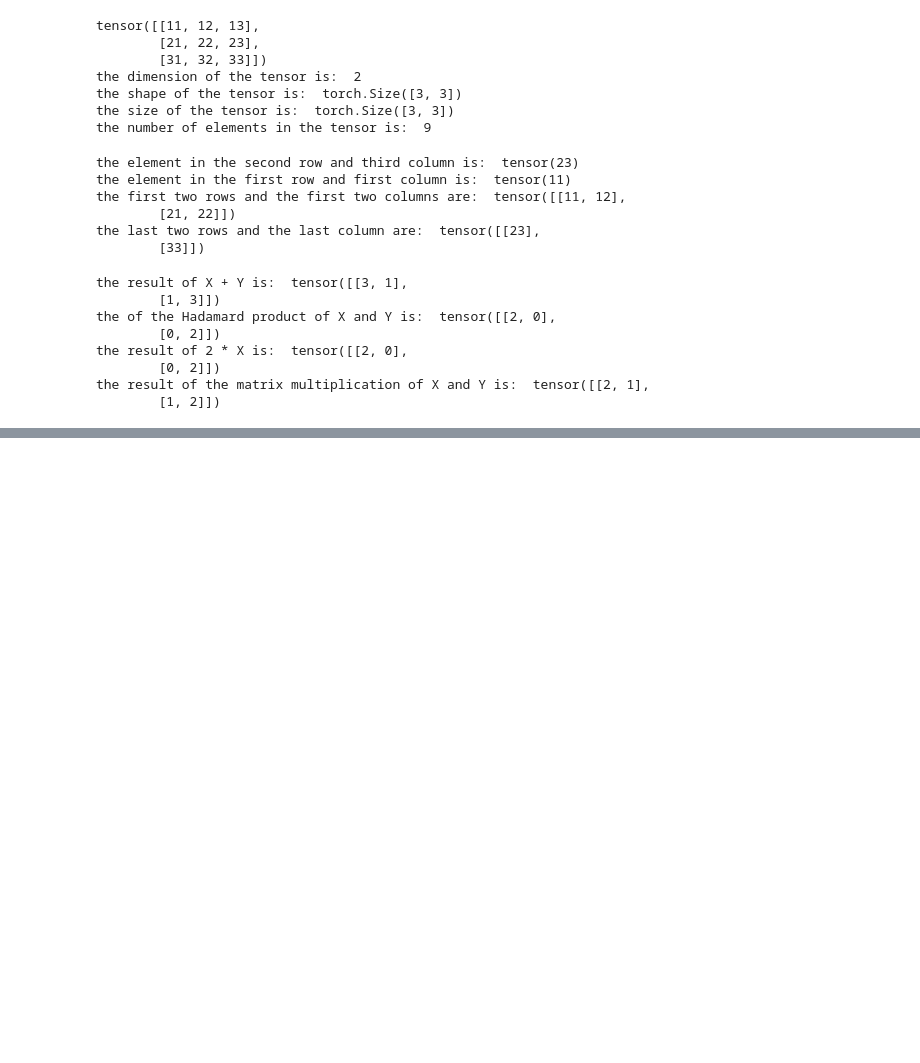
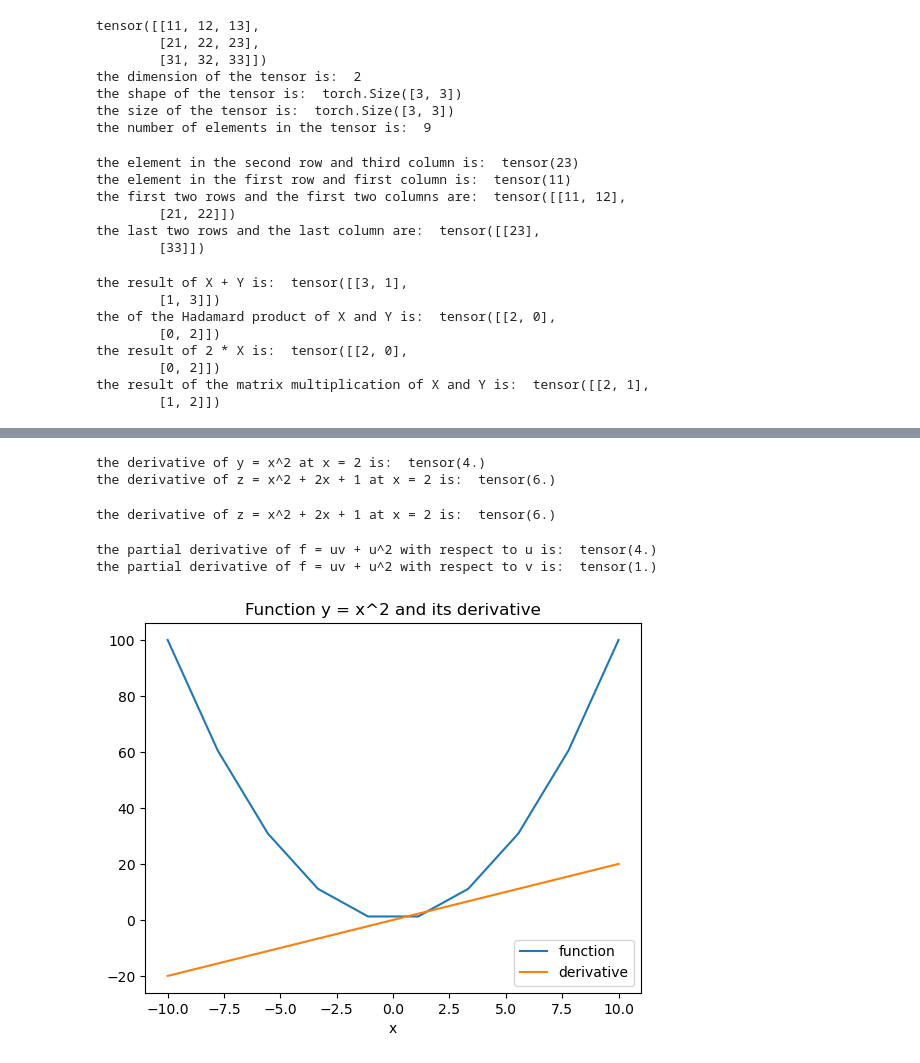
Before and after one commit to farah-bs/deep_learning_pytorch, a Jupyter notebook: deep_learning_pytorch.ipynb, the cells around one changed output, grey strips where cells are left out. Cells and saved outputs as stored; diff of their text form; code cells hidden in the pictures; blank space fills up the shorter version.

```diff
--- a/deep_learning_pytorch.ipynb
+++ b/deep_learning_pytorch.ipynb
@@ -392,0 +401,61 @@ the result of the matrix multiplication of X and Y is:  tensor([[2, 1],
+# %%
+# Derivatives
+
+x = torch.tensor(2.0, requires_grad=True) #requires_grad=True allows for the calculation of the derivative of the tensor
+
+y = x ** 2
+
+y.backward() # calculates the derivative of y with respect to x
+
+print("the derivative of y = x^2 at x = 2 is: ", x.grad)
+# %% [output]
+the derivative of y = x^2 at x = 2 is:  tensor(4.)
+the derivative of z = x^2 + 2x + 1 at x = 2 is:  tensor(6.)
+# %%
+# Second example of calculating the derivative
+
+x = torch.tensor(2.0, requires_grad=True)
+
+z = x**2 + 2*x + 1
+
+z.backward() # calculates the derivative of z with respect to x
+
+print("the derivative of z = x^2 + 2x + 1 at x = 2 is: ", x.grad)
+# %% [output]
+the derivative of z = x^2 + 2x + 1 at x = 2 is:  tensor(6.)
+# %%
+# Partial derivatives
+
+u = torch.tensor(1.0, requires_grad=True)
+
+v = torch.tensor(2.0, requires_grad=True)
+
+f = u*v + u**2
+
+f.backward() # calculates the partial derivatives of f with respect to u and v
+
+print("the partial derivative of f = uv + u^2 with respect to u is: ", u.grad)
+
+print("the partial derivative of f = uv + u^2 with respect to v is: ", v.grad)
+# %% [output]
+the partial derivative of f = uv + u^2 with respect to u is:  tensor(4.)
+the partial derivative of f = uv + u^2 with respect to v is:  tensor(1.)
+# %%
+# Derivative of a function with multiple values
+
+x = torch.linspace(-10, 10, 10, requires_grad=True)
+Y = x**2
+y = torch.sum(x**2) # sum of all the elements in the tensor
+
+y.backward() # calculates the derivative of y with respect to x
+
+# Plotting the function and its derivative
+
+plt.plot(x.detach().numpy(), Y.detach().numpy(), label='function')
+plt.plot(x.detach().numpy(), x.grad.numpy(), label='derivative')
+plt.xlabel('x')
+plt.legend()
+plt.title('Function y = x^2 and its derivative')
+plt.show()
+# %% [output]
+[figure, added]
```
Also changed, not shown: parts of 6 cells of this notebook, 2 other files.
